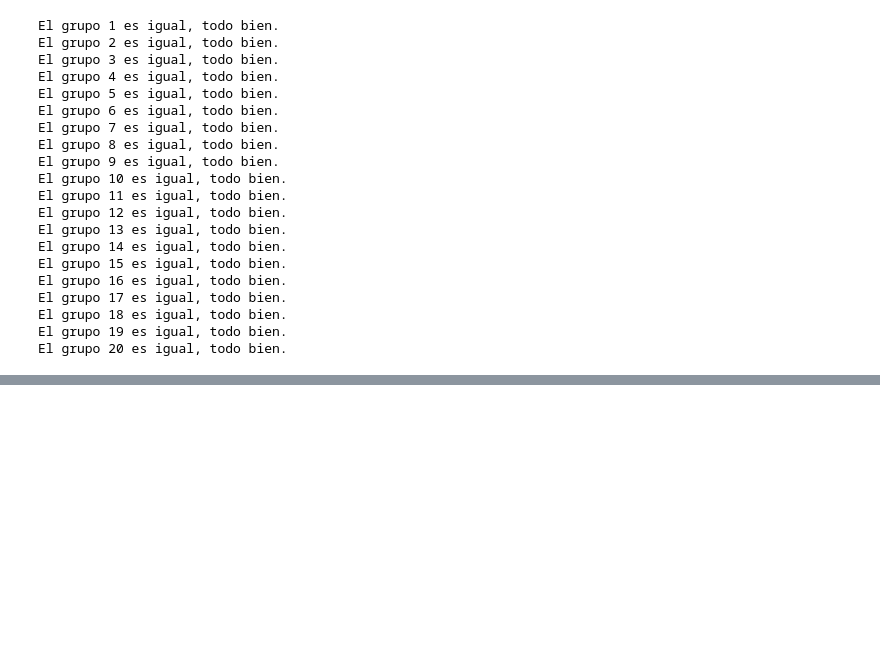
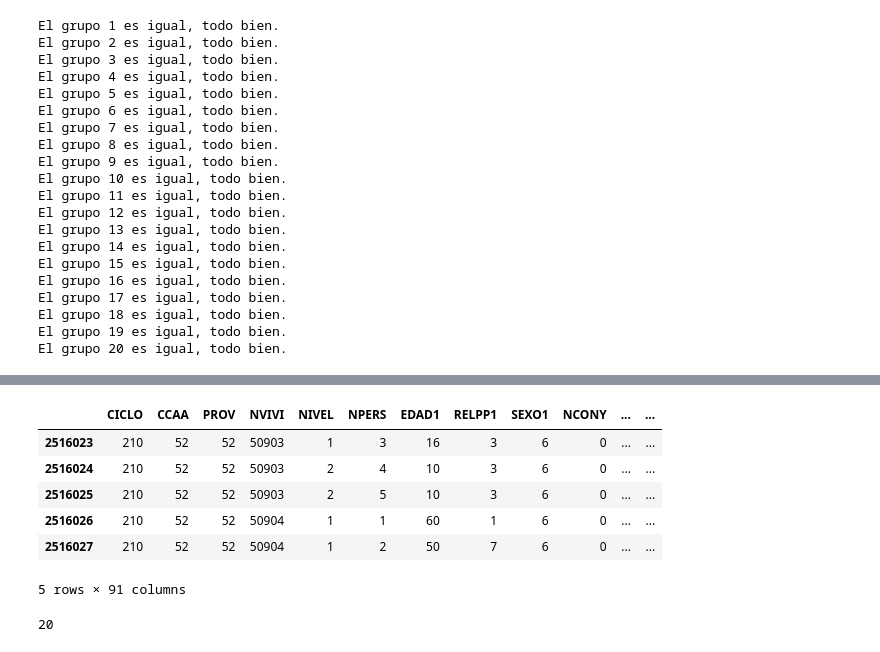
Before and after one commit to ninelivesanalytics/proyecto_edu, a Jupyter notebook: notebooks/02_epa_data_int.ipynb, the cells around one changed output, grey strips where cells are left out. Saved outputs shown, nothing was run; the diff lists cells and outputs as text; code cells hidden in the pictures; blank space fills up the shorter version.

```diff
--- a/notebooks/02_epa_data_int.ipynb
+++ b/notebooks/02_epa_data_int.ipynb
@@ -164,0 +216,14 @@ df_final
+# %%
+df_epa_joined.tail()
+# %% [output]
+|  | CICLO | CCAA | PROV | NVIVI | NIVEL | NPERS | EDAD1 | RELPP1 | SEXO1 | NCONY | ... | ... |
+| 2516023 | 210 | 52 | 52 | 50903 | 1 | 3 | 16 | 3 | 6 | 0 | ... | ... |
+| 2516024 | 210 | 52 | 52 | 50903 | 2 | 4 | 10 | 3 | 6 | 0 | ... | ... |
+| 2516025 | 210 | 52 | 52 | 50903 | 2 | 5 | 10 | 3 | 6 | 0 | ... | ... |
+| 2516026 | 210 | 52 | 52 | 50904 | 1 | 1 | 60 | 1 | 6 | 0 | ... | ... |
+| 2516027 | 210 | 52 | 52 | 50904 | 1 | 2 | 50 | 7 | 6 | 0 | ... | ... |
+5 rows × 91 columns
+# %%
+len(df_epa_joined["CICLO"].unique())
+# %% [output]
+20
```
Also changed, not shown: parts of 7 cells of this notebook, 1 other file.
